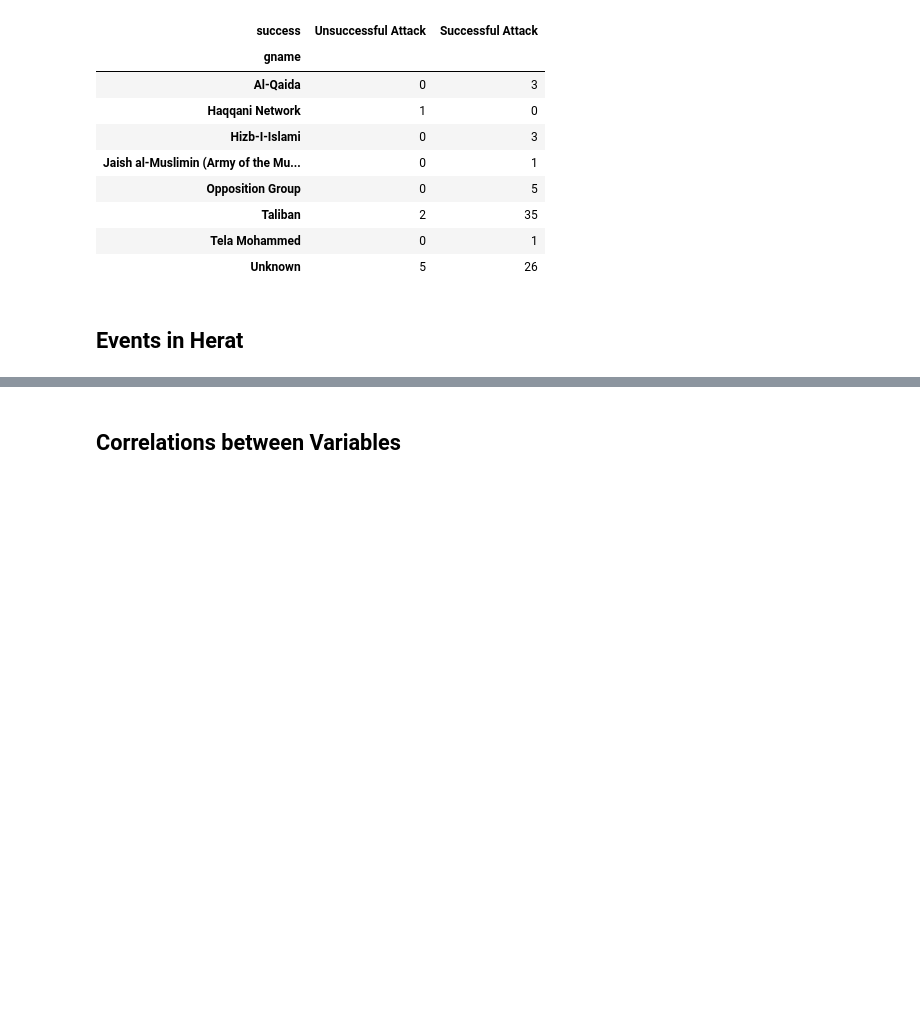
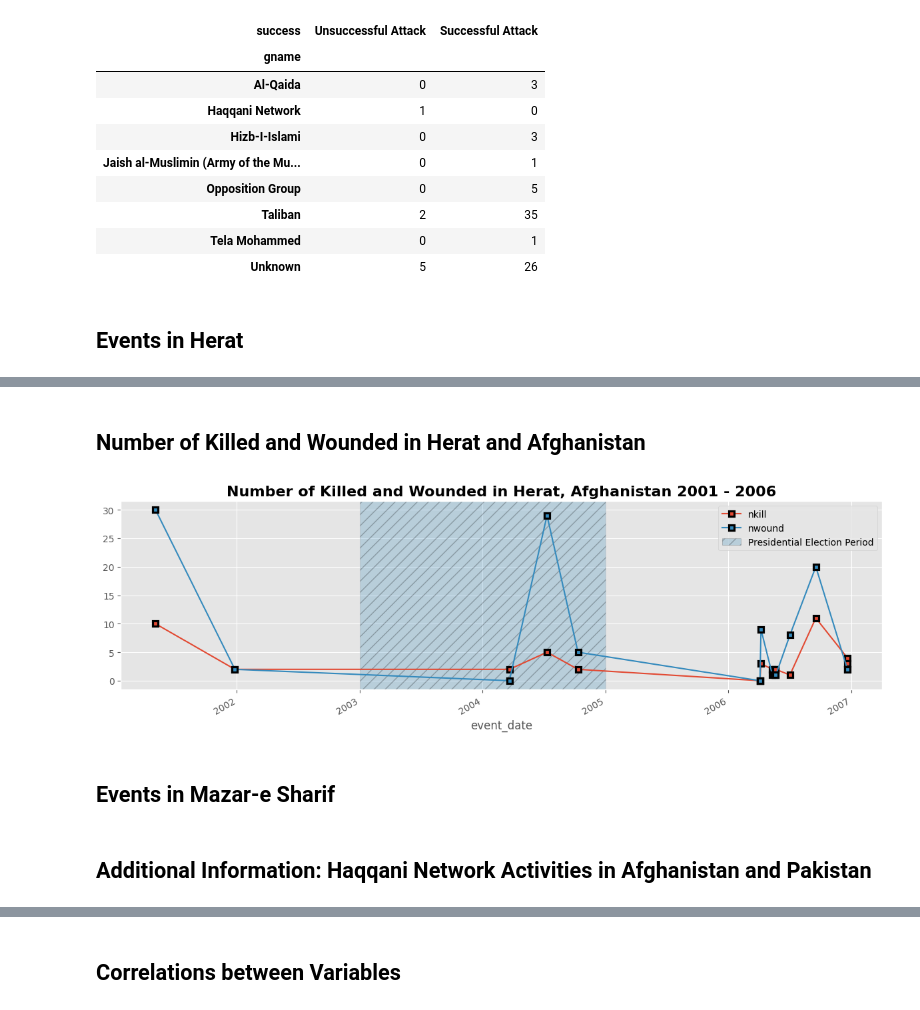
Before and after one commit to OdinProjectI/ODIN, a Jupyter notebook: WarInAfghanistan2001_2006.ipynb, the cells around one changed output, grey strips where cells are left out. Cells and saved outputs as stored; diff of their text form; code cells hidden in the pictures; blank space fills up the shorter version.

```diff
--- a/WarInAfghanistan2001_2006.ipynb
+++ b/WarInAfghanistan2001_2006.ipynb
@@ -615,0 +674,16 @@ kabul_df.groupby(['success', 'gname']).size().unstack('success').replace({np.nan
+# %% [markdown]
+## **Number of Killed and Wounded in Herat and Afghanistan**
+# %%
+fig = plt.figure(figsize=(12,4))
+ax = fig.add_subplot()
+afghan_df.query("provstate == 'Herat' and (iyear > 2000 and iyear < 2007) ").set_index('event_date')[['nkill','nwound']].replace({np.nan:0.0}).plot(marker='s', mec='black', mew=2.3, ax=ax)
+ax.set_title("Number of Killed and Wounded in Herat, Afghanistan 2001 - 2006", fontweight='bold', fontsize=16)
+ax.axvspan(xmin=pd.to_datetime("2003-01-01") , xmax=pd.to_datetime("2005-01-01"),  label="Presidential Election Period" , edgecolor='black', hatch="//", alpha=0.25 ) # President Karzai elected (2004), followed by the bloody resurgence 2006
+ax.legend()
+plt.tight_layout()
+# %% [output]
+[figure, added]
+# %% [markdown]
+## **Events in Mazar-e Sharif**
+# %% [markdown]
+## **Additional Information: Haqqani Network Activities in Afghanistan and Pakistan**
```
Also changed, not shown: parts of 8 cells of this notebook.
